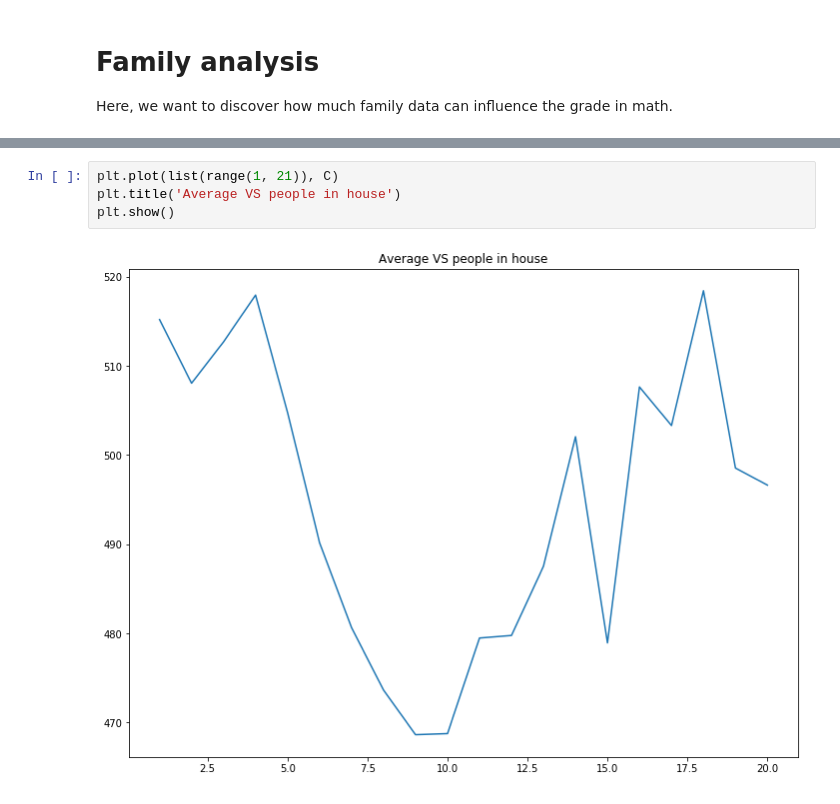
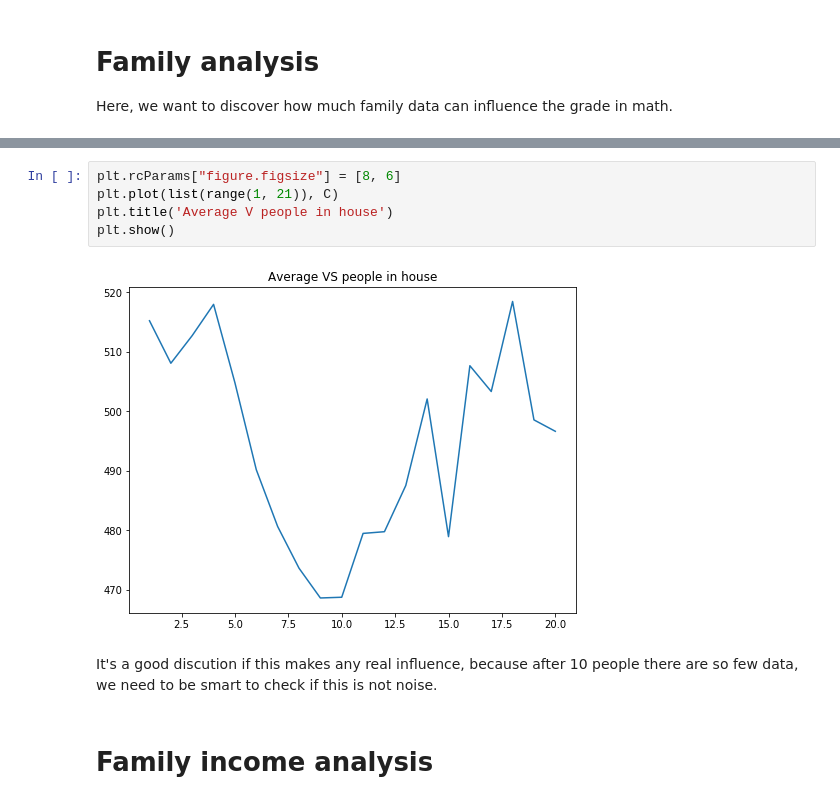
Before and after one commit to mpopst/Projeto-FDS, a Jupyter notebook: Explorating visualization ENEM.ipynb, the cells around one changed output, grey strips where cells are left out. Cells and saved outputs as stored; diff of their text form.

```diff
--- a/Explorating visualization ENEM.ipynb
+++ b/Explorating visualization ENEM.ipynb
@@ -132,8 +148,13 @@ plt.show()
 # %% [output]
 [figure]
 # %%
+plt.rcParams["figure.figsize"] = [8, 6]
 plt.plot(list(range(1, 21)), C)
-plt.title('Average VS people in house')
+plt.title('Average V people in house')
 plt.show()
 # %% [output]
-[figure, old version]
+[figure, new version]
+# %% [markdown]
+It's a good discution if this makes any real influence, because after 10 people there are so few data, we need to be smart to check if this is not noise.
+# %% [markdown]
+# Family income analysis
```
Also changed, not shown: parts of 24 cells of this notebook.
